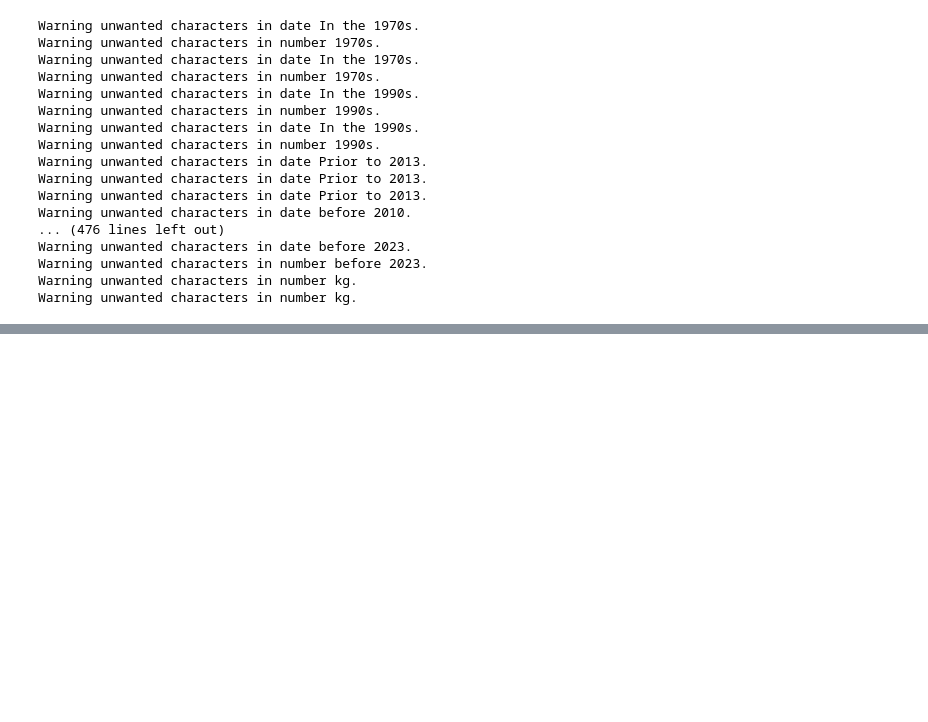
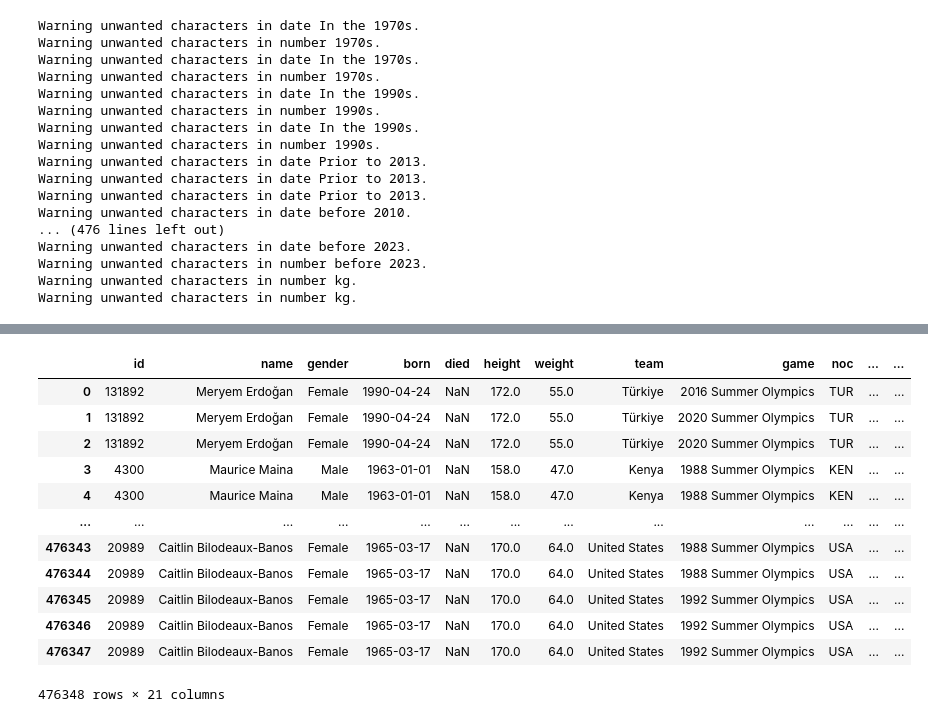
Before and after one commit to ValentinCassayre/olympics, a Jupyter notebook: clean_data.ipynb, the cells around one changed output, grey strips where cells are left out. Saved outputs shown, nothing was run; the diff lists cells and outputs as text; code cells hidden in the pictures; blank space fills up the shorter version.

```diff
--- a/clean_data.ipynb
+++ b/clean_data.ipynb
@@ -197,0 +222,12 @@ athletes.to_csv('data/athletes_clean.csv')
+# %%
+athletes = pd.read_csv('data/athletes_updated.csv')
+athletes_roles = pd.read_csv('data/athletes_roles.csv')
+noc_countries = pd.read_csv('data/noc_countries.csv')
+host_cities = pd.read_csv('data/games.csv')
+# %%
+athletes_roles = athletes_roles.drop('name', axis=1)
+athletes = pd.merge(athletes, athletes_roles, on='id', how='left')
+athletes = pd.merge(athletes, noc_countries, on='noc', how='left')
+host_cities = pd.merge(host_cities, noc_countries, on='noc', how='left')
+host_cities = host_cities.rename(columns={"noc": "host_noc", "country": "host_country"})
+athletes = pd.merge(athletes, host_cities, on='game', how='left')
@@ -197,0 +254,16 @@ athletes.to_csv('data/athletes_clean.csv')
+# %%
+athletes
+# %% [output]
+|  | id | name | gender | born | died | height | weight | team | game | noc | ... | ... |
+| 0 | 131892 | Meryem Erdoğan | Female | 1990-04-24 | NaN | 172.0 | 55.0 | Türkiye | 2016 Summer Olympics | TUR | ... | ... |
+| 1 | 131892 | Meryem Erdoğan | Female | 1990-04-24 | NaN | 172.0 | 55.0 | Türkiye | 2020 Summer Olympics | TUR | ... | ... |
+| 2 | 131892 | Meryem Erdoğan | Female | 1990-04-24 | NaN | 172.0 | 55.0 | Türkiye | 2020 Summer Olympics | TUR | ... | ... |
+| 3 | 4300 | Maurice Maina | Male | 1963-01-01 | NaN | 158.0 | 47.0 | Kenya | 1988 Summer Olympics | KEN | ... | ... |
+| 4 | 4300 | Maurice Maina | Male | 1963-01-01 | NaN | 158.0 | 47.0 | Kenya | 1988 Summer Olympics | KEN | ... | ... |
+| ... | ... | ... | ... | ... | ... | ... | ... | ... | ... | ... | ... | ... |
+| 476343 | 20989 | Caitlin Bilodeaux-Banos | Female | 1965-03-17 | NaN | 170.0 | 64.0 | United States | 1988 Summer Olympics | USA | ... | ... |
+| 476344 | 20989 | Caitlin Bilodeaux-Banos | Female | 1965-03-17 | NaN | 170.0 | 64.0 | United States | 1988 Summer Olympics | USA | ... | ... |
+| 476345 | 20989 | Caitlin Bilodeaux-Banos | Female | 1965-03-17 | NaN | 170.0 | 64.0 | United States | 1992 Summer Olympics | USA | ... | ... |
+| 476346 | 20989 | Caitlin Bilodeaux-Banos | Female | 1965-03-17 | NaN | 170.0 | 64.0 | United States | 1992 Summer Olympics | USA | ... | ... |
+| 476347 | 20989 | Caitlin Bilodeaux-Banos | Female | 1965-03-17 | NaN | 170.0 | 64.0 | United States | 1992 Summer Olympics | USA | ... | ... |
+476348 rows × 21 columns
```
Also changed, not shown: parts of 22 cells of this notebook.
